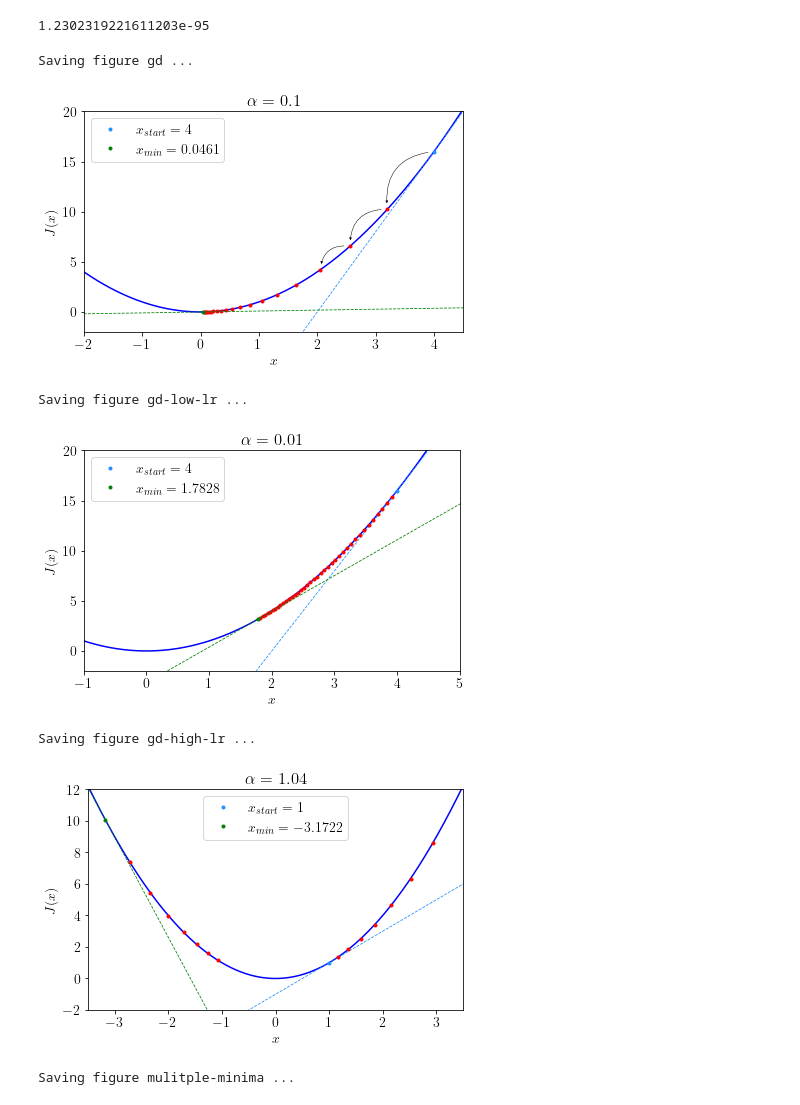
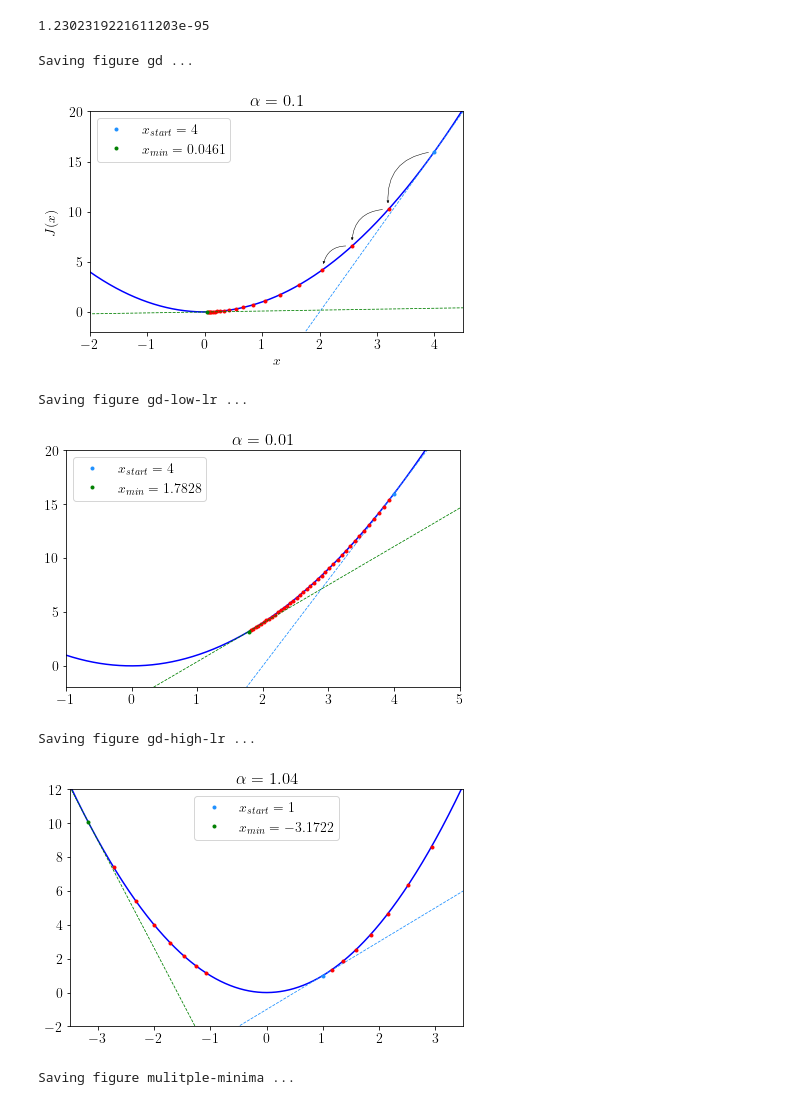
Before and after one commit to JensDll/bachelorarbeit-notebooks, a Jupyter notebook: gradient-descent/gradien-decent.ipynb, the cells around one changed output. Drawn from its saved outputs; the diff is of its cells as text; code cells hidden in the pictures.

```diff
--- a/gradient-descent/gradien-decent.ipynb
+++ b/gradient-descent/gradien-decent.ipynb
@@ -120,13 +120,13 @@ x_min = plot_gradient_descent(f, df, start=4, n_iterations=20, alpha=0.1, arrow_
 plt.axis([-2, 4.5, -2, 20])
 plt.title(r"$\alpha = 0.1$")
 plt.xlabel("$x$")
-plt.ylabel("$J(x)$")
+plt.ylabel("$J(x)$", labelpad=8)
 plt.legend()
 save_fig("gd")
 plt.show()
 # %% [output]
 Saving figure gd ...
-[figure, old version]
+[figure, new version]
 # %%
 plt.plot(xf, yf, "b-")
 
@@ -134,29 +134,25 @@ x_min = plot_gradient_descent(f, df, start=4, n_iterations=40, alpha=0.01)
 
 plt.axis([-1, 5, -2, 20])
 plt.title(r"$\alpha = 0.01$")
-plt.xlabel("$x$")
-plt.ylabel("$J(x)$")
 plt.legend()
 save_fig("gd-low-lr")
 plt.show()
 # %% [output]
 Saving figure gd-low-lr ...
-[figure, old version]
+[figure, new version]
 # %%
 plt.plot(xf, yf, "b-")
 
 x_min = plot_gradient_descent(f, df, start=1, alpha=1.04, n_iterations=15)
 plt.axis([-3.5, 3.5, -2, 12])
 
 plt.title(r"$\alpha = 1.04$")
-plt.xlabel("$x$")
-plt.ylabel("$J(x)$")
 plt.legend(loc="upper center")
 save_fig("gd-high-lr")
 plt.show()
 # %% [output]
 Saving figure gd-high-lr ...
-[figure, old version]
+[figure, new version]
 # %%
 def g(x):
     return x**4 - 3*x**2 + 1.5*x
```
Also changed, not shown: parts of 1 cell of this notebook, 25 other files.
